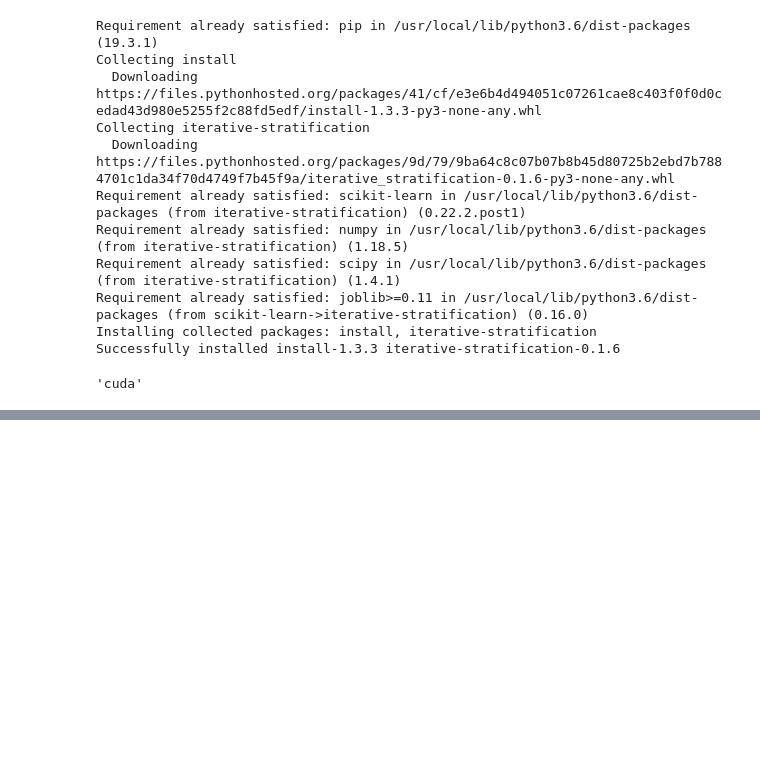
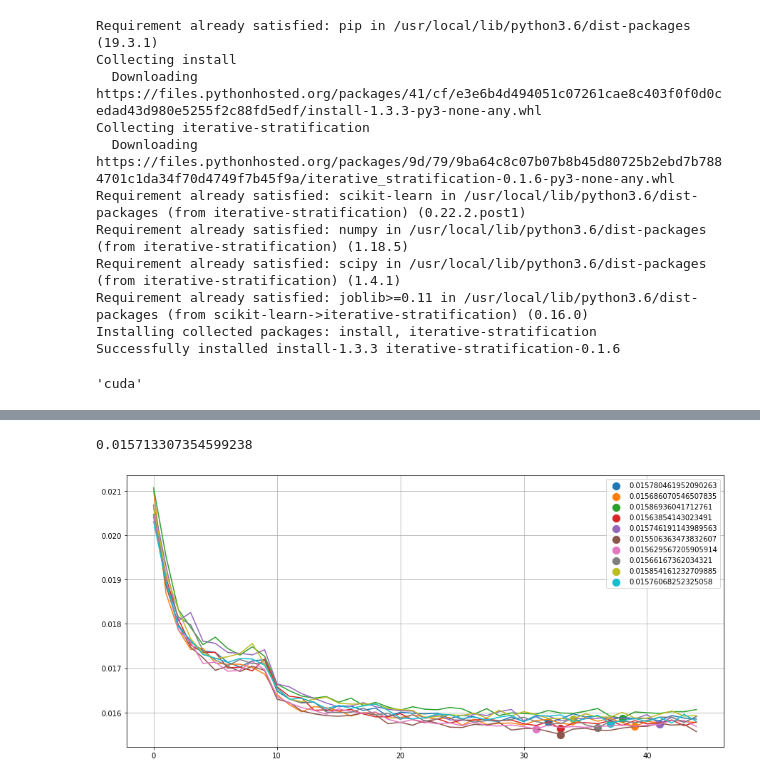
Before and after one commit to Mainakdeb/moa-classification, a Jupyter notebook: moa-classification.ipynb, the cells around one changed output, grey strips where cells are left out. Saved outputs shown, nothing was run; the diff lists cells and outputs as text; code cells hidden in the pictures; blank space fills up the shorter version.

```diff
--- a/moa-classification.ipynb
+++ b/moa-classification.ipynb
@@ -534,8 +412,0 @@ Loaded:  ./model_105.pth
-# %%
-all_val_losses = []
-for i in range(len(all_models)):
-    print(i)
-    losses, val_losses = train_one_fold(all_models[i],1 , train_loader,val_loader, optimizer, scheduler, criterion, fold_number = 0, train = False, validate = True)
-    all_val_losses.append(np.mean(np.array(val_losses)))
-all_val_losses = np.array(all_val_losses)
-print("done validating")
@@ -589,0 +457,16 @@ for batch in tqdm(test_loader):
+# %%
+for l in fold_val_losses:
+    plt.plot(l)
+    plt.scatter([l.index(min(l))], [min(l)],s = 105, label = str(min(l)))
+plt.grid()
+plt.legend()
+
+minimas = []
+for i in fold_val_losses:
+    minimas.append(min(i))
+
+np.array(minimas).mean()
+## best yet
+# %% [output]
+0.015713307354599238
+[figure, added]
```
Also changed, not shown: parts of 33 cells of this notebook.
